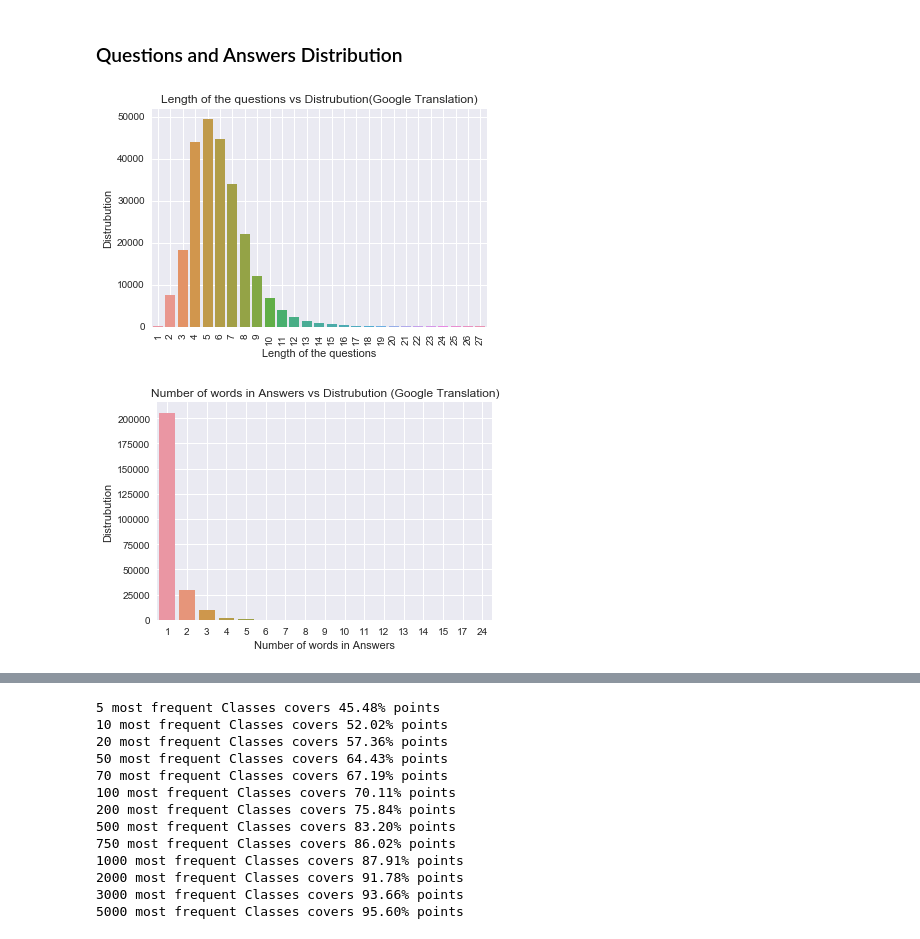
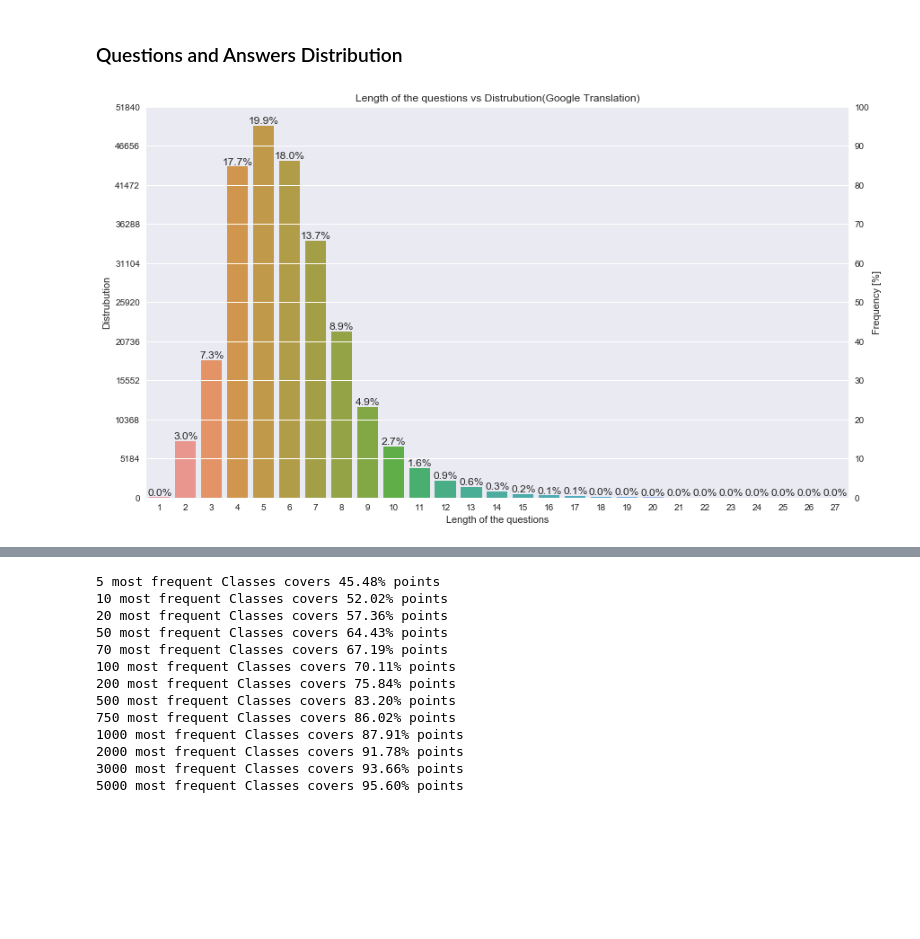
Before and after one commit to maryamhashemi/Persian_VQA, a Jupyter notebook: Notebook/analyze_dataset.ipynb, the cells around one changed output, grey strips where cells are left out. Cells and saved outputs as stored; diff of their text form; code cells hidden in the pictures; blank space fills up the shorter version.

```diff
--- a/Notebook/analyze_dataset.ipynb
+++ b/Notebook/analyze_dataset.ipynb
@@ -72,22 +72,29 @@ data.head(5)
 | 4 | 78077 | نوار قطار چه رنگی است؟ | 780771 | other | [{'answer': 'سفید', 'answer_confi... | سفید | what color is the |
 # %% [markdown]
 ### Questions and Answers Distribution
-# %%
-sns.countplot(data["question"].apply(lambda x: len(x.split())).values)
-plt.title("Length of the questions vs Distrubution(Google Translation)")
-plt.xlabel("Length of the questions")
-plt.ylabel("Distrubution")
-plt.grid(True)
-plt.xticks(rotation=90)
-plt.show()
-# %% [output]
-[figure, removed]
-# %%
-sns.countplot(data["multiple_choice_answer"].apply(lambda x: len(x.split())).values)
-plt.title("Number of words in Answers vs Distrubution (Google Translation)")
-plt.xlabel("Number of words in Answers")
-plt.ylabel("Distrubution")
-plt.grid(True)
-plt.show()
-# %% [output]
-[figure, removed]
+# %%
+plt.figure(figsize=(14, 8))
+ncount = len(data)
+
+ax = sns.countplot(data["question"].apply(lambda x: len(x.split())).values)
+ax2 = ax.twinx()
+
+ax.set_title("Length of the questions vs Distrubution(Google Translation)")
+ax.set_xlabel("Length of the questions")
+ax.set_ylabel("Distrubution")
+ax2.set_ylabel('Frequency [%]')
+
+for p in ax.patches:
+    x = p.get_bbox().get_points()[:, 0]
+    y = p.get_bbox().get_points()[1, 1]
+    ax.annotate('{:.1f}%'.format(100. * y / ncount), (x.mean(), y),
+                ha='center',
+                va='bottom')
+
+ax2.set_ylim(0, 100)
+ax.yaxis.set_major_locator(ticker.LinearLocator(11))
+ax2.yaxis.set_major_locator(ticker.MultipleLocator(10))
+
+plt.show()
+# %% [output]
+[figure, added]
```
Also changed, not shown: parts of 8 cells of this notebook.
